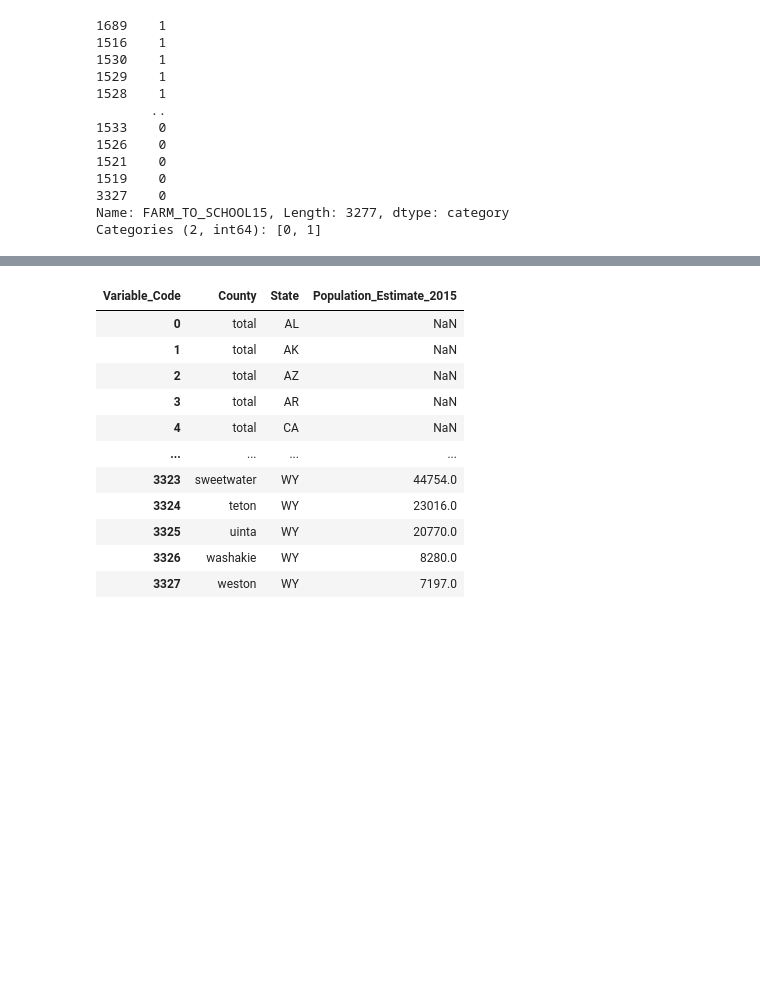
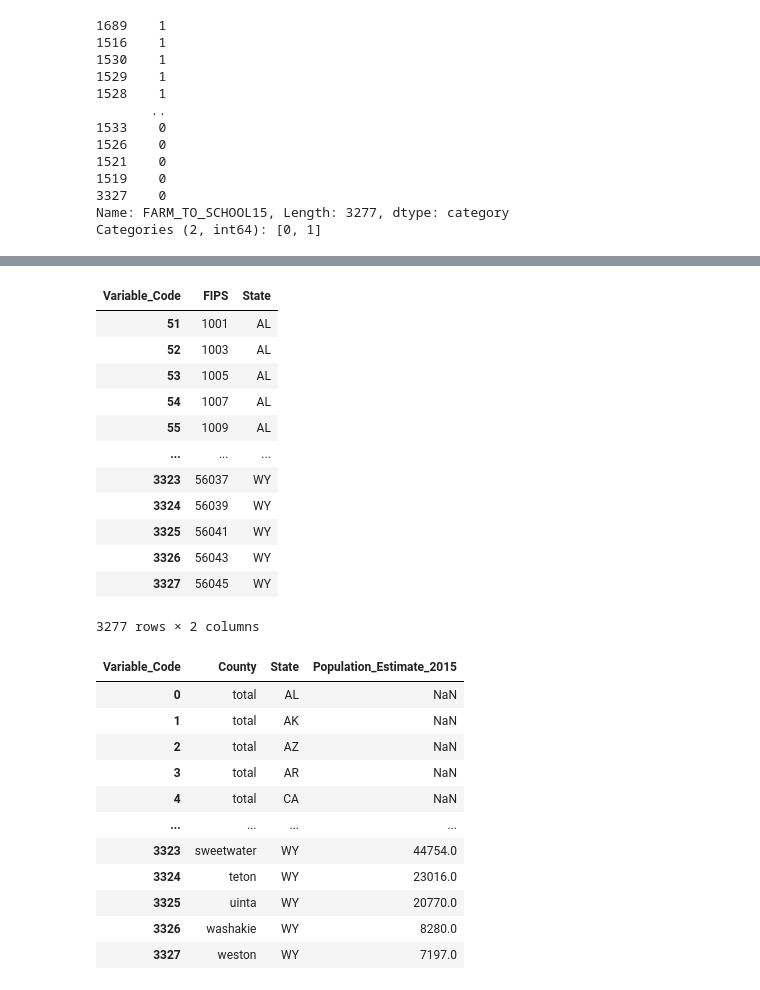
Before and after one commit to gabbycjames/DataScience_Capstone, a Jupyter notebook: DataWrangling.ipynb, the cells around one changed output, grey strips where cells are left out. Cells and saved outputs as stored; diff of their text form; code cells hidden in the pictures; blank space fills up the shorter version.

```diff
--- a/DataWrangling.ipynb
+++ b/DataWrangling.ipynb
@@ -395,3 +412,19 @@ Categories (2, int64): [0, 1]
+# %%
+pivot_df[['FIPS', 'State']]
+# %% [output]
+| Variable_Code | FIPS | State |
+| 51 | 1001 | AL |
+| 52 | 1003 | AL |
+| 53 | 1005 | AL |
+| 54 | 1007 | AL |
+| 55 | 1009 | AL |
+| ... | ... | ... |
+| 3323 | 56037 | WY |
+| 3324 | 56039 | WY |
+| 3325 | 56041 | WY |
+| 3326 | 56043 | WY |
+| 3327 | 56045 | WY |
+3277 rows × 2 columns
 # %%
 pivot_df[['County', 'State', 'Population_Estimate_2015']]
 # %% [output]
```
Also changed, not shown: parts of 1 cell of this notebook.
